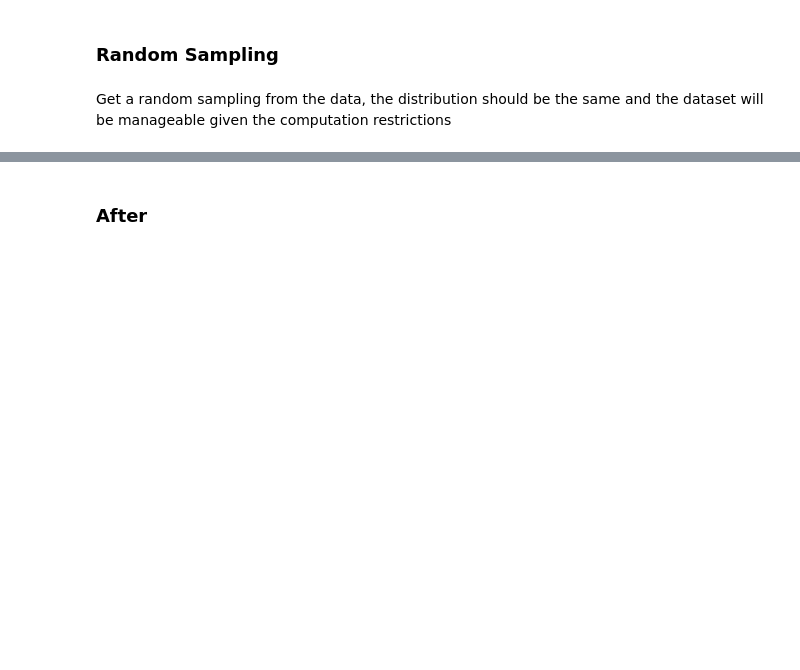
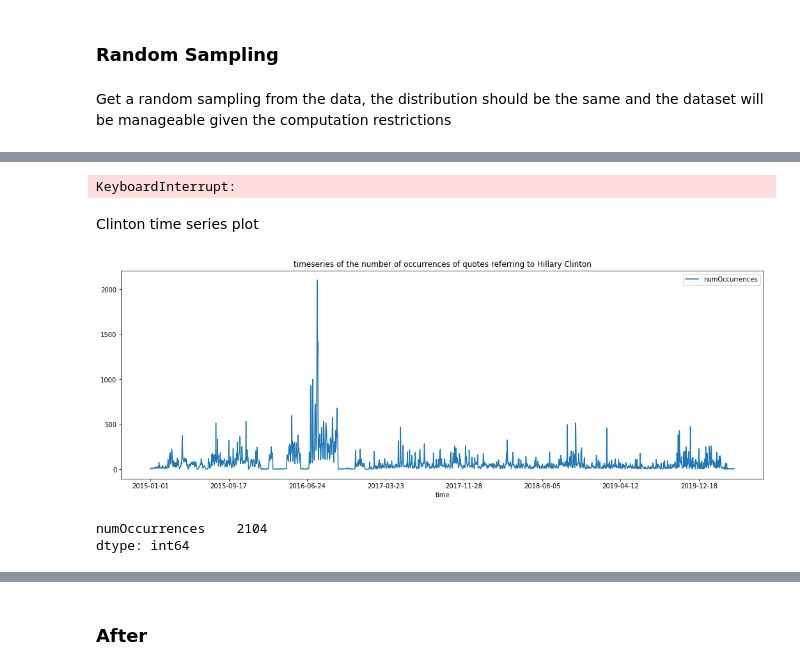
Before and after one commit to lucarossi9/Applied-Data-Analysis-project, a Jupyter notebook: Project2.ipynb, the cells around one changed output, grey strips where cells are left out. Cells and saved outputs as stored; diff of their text form; code cells hidden in the pictures; blank space fills up the shorter version.

Commit message:
update Map Dates and Project 2

```diff
--- a/Project2.ipynb
+++ b/Project2.ipynb
@@ -158,0 +164,2 @@ def random_sample(dataset, sample_size):
+# %%
+Clinton_dataframe = pd.read_pickle("data/Clinton_with_dates.pkl")
@@ -158,0 +182,26 @@ def random_sample(dataset, sample_size):
+# %%
+list_Clinton_dates = []
+
+for date_list in Clinton_dataframe["date"].values:
+    list_Clinton_dates = list_Clinton_dates + date_list
+
+times_series_Clinton = pd.DataFrame(index = list_Clinton_dates)
+times_series_Clinton.index = times_series_Clinton.index.map(lambda x: str(x)[:-9])
+# %% [output]
+KeyboardInterrupt:
+# %% [markdown]
+Clinton time series plot
+# %%
+times_series_Clinton["numOccurrences"] = 1
+times_series_Clinton.groupby(by = times_series_Clinton.index).count().plot()
+plt.rcParams["figure.figsize"] = (18,6)
+plt.title("timeseries of the number of occurrences of quotes referring to Hillary Clinton")
+plt.xlabel("time")
+plt.show()
+# %% [output]
+[figure, added]
+# %%
+times_series_Clinton.groupby(by = times_series_Clinton.index).count().max()
+# %% [output]
+numOccurrences    2104
+dtype: int64
```
Also changed, not shown: parts of 13 cells of this notebook, 1 other file.
